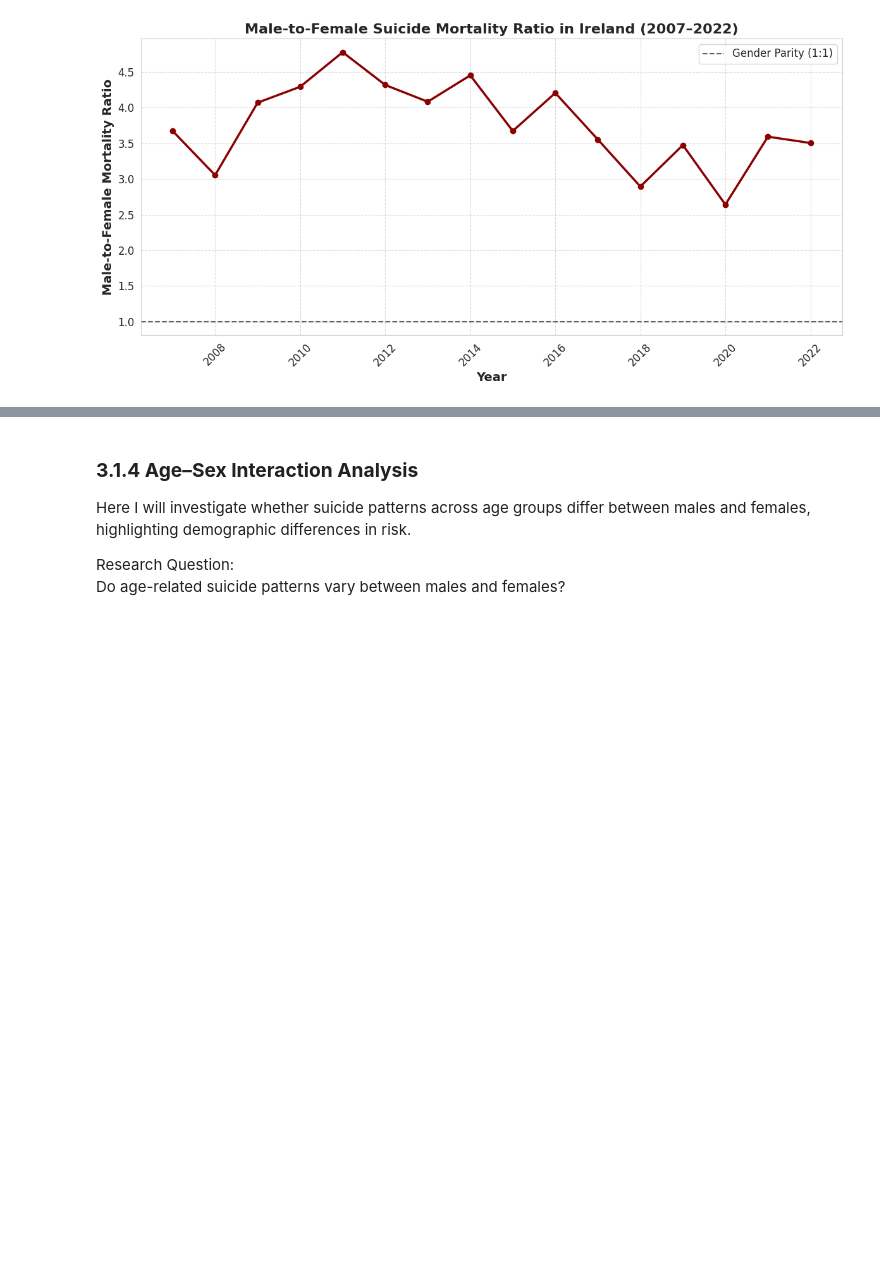
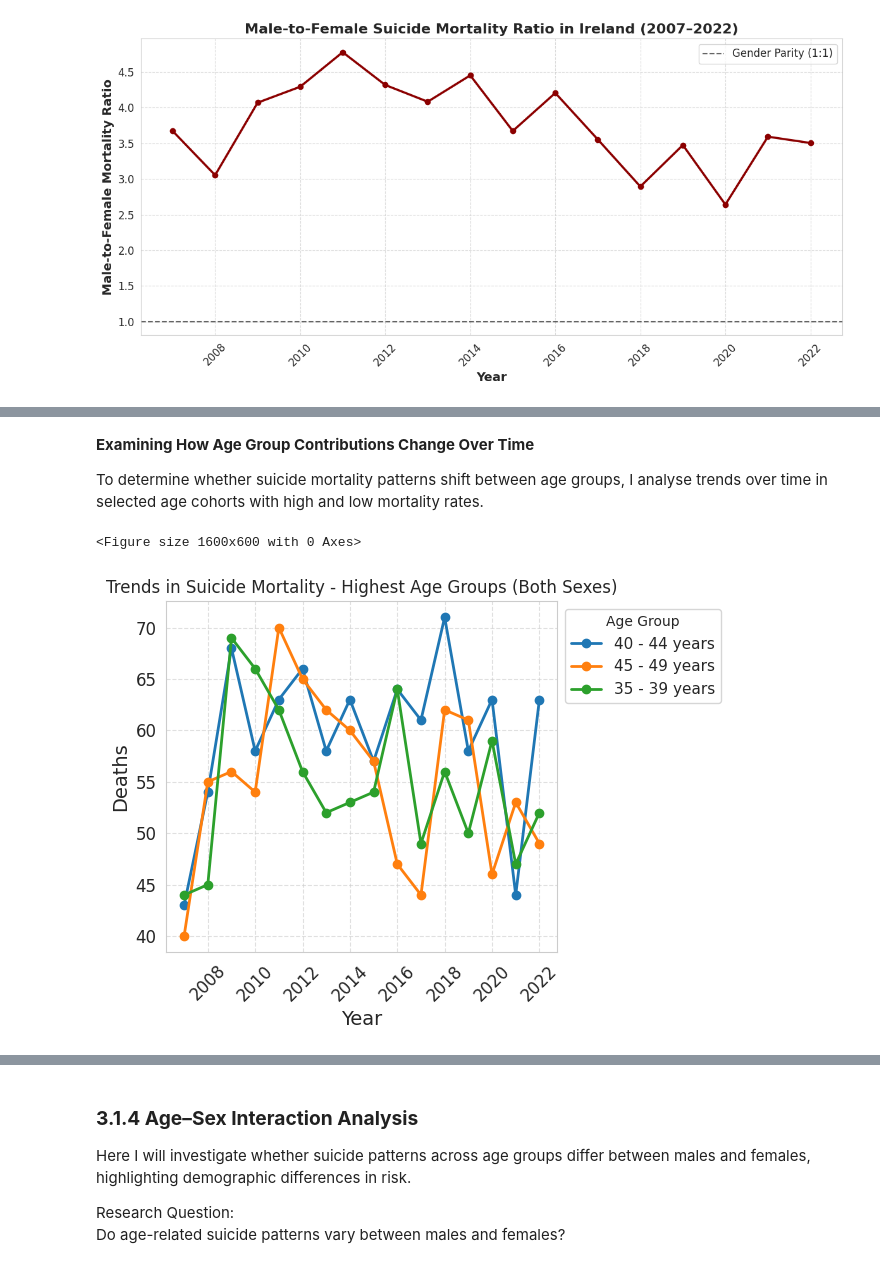
Before and after one commit to NibnabCodes/pfda_project, a Jupyter notebook: analysis.ipynb, the cells around one changed output, grey strips where cells are left out. Drawn from its saved outputs; the diff is of its cells as text; code cells hidden in the pictures; blank space fills up the shorter version.

```diff
--- a/analysis.ipynb
+++ b/analysis.ipynb
@@ -1042,0 +1047,5 @@ Which age groups account for the most and least deaths, and how do their contrib
+# %%
+highest_age_groups = age_group_totals_clean.nlargest(3)
+lowest_age_groups = age_group_totals_clean.nsmallest(3)
+
+highest_age_groups, lowest_age_groups
@@ -1042,0 +1094,28 @@ Which age groups account for the most and least deaths, and how do their contrib
+# %% [markdown]
+**Examining How Age Group Contributions Change Over Time**
+
+To determine whether suicide mortality patterns shift between age groups, I analyse trends over time in selected age cohorts with high and low mortality rates.
+# %%
+# Highest age groups plot
+plt.figure(figsize=(16, 6))
+
+both_sexes_df[highest_age_groups.index].plot(
+    marker="o",
+    linewidth=2,
+    title="Trends in Suicide Mortality - Highest Age Groups (Both Sexes)"
+)
+
+plt.xlabel("Year", fontsize=14)
+plt.ylabel("Deaths", fontsize=14)
+plt.xticks(rotation=45, fontsize=12)
+plt.yticks(fontsize=12)
+plt.legend(title="Age Group",
+        fontsize=11,
+        loc="upper left",
+        bbox_to_anchor=(1, 1)
+    )
+plt.grid(True, linestyle="--", alpha=0.6)
+plt.tight_layout()
+# %% [output]
+<Figure size 1600x600 with 0 Axes>
+[figure, added]
```
Also changed, not shown: parts of 26 cells of this notebook, 1 other file.
